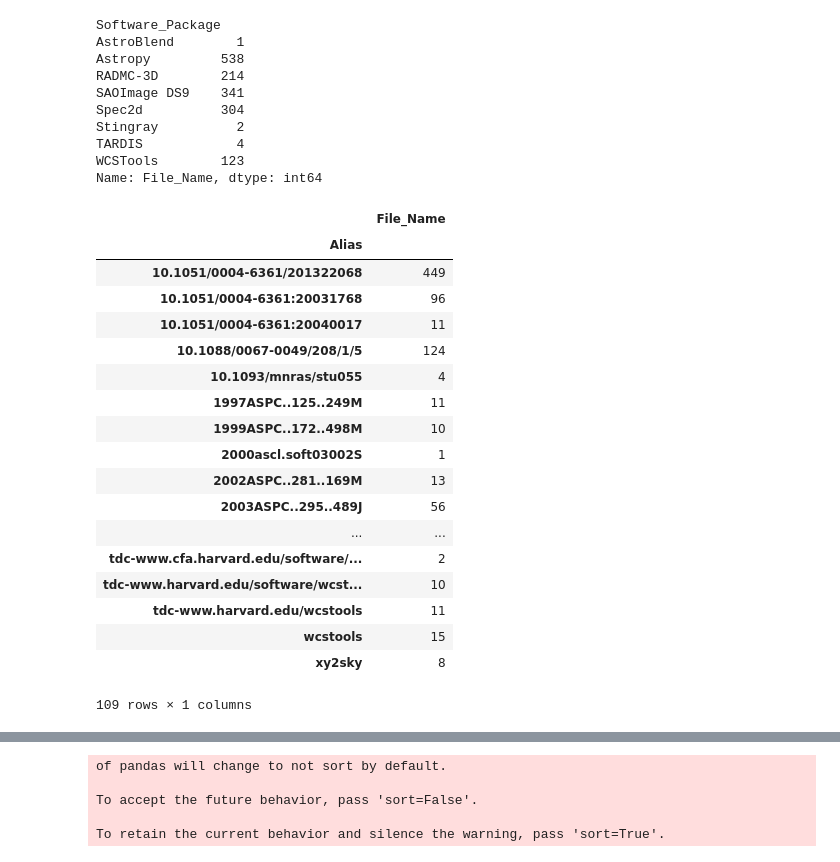
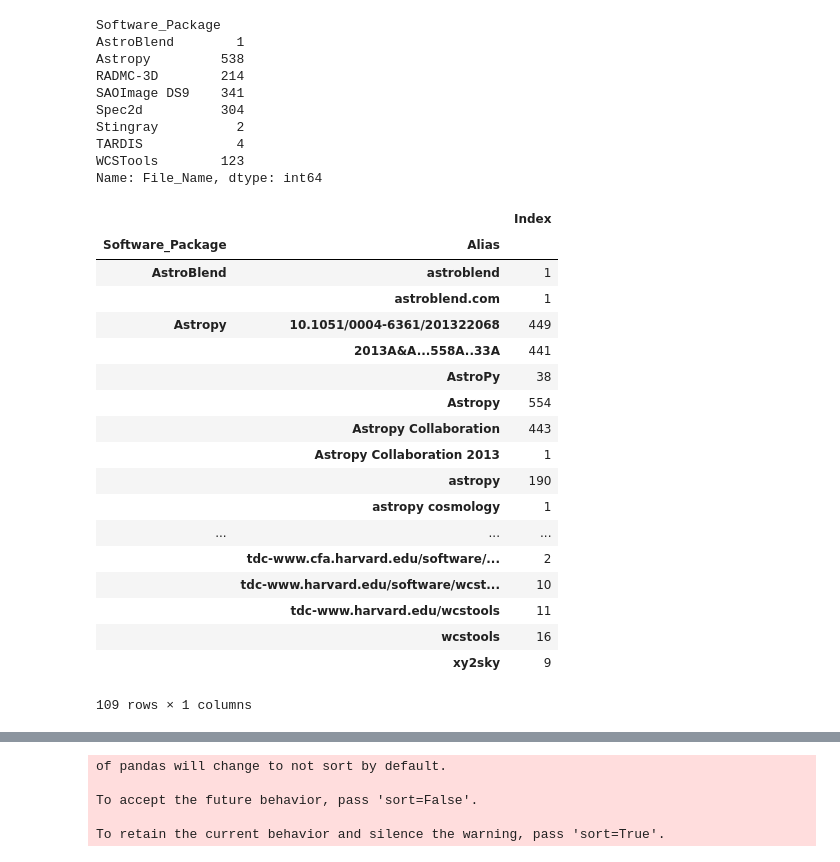
Before and after one commit to CfA-Library/Cite_Astro_Software, a Jupyter notebook: Citation_Study_2019/XML_SEARCH/XML_ANALYSIS/XML_ANALYSIS_061019/XML_FINAL_ANALYSIS_061019.ipynb, the cells around one changed output, grey strips where cells are left out. Cells and saved outputs as stored; diff of their text form; code cells hidden in the pictures.

```diff
--- a/Citation_Study_2019/XML_SEARCH/XML_ANALYSIS/XML_ANALYSIS_061019/XML_FINAL_ANALYSIS_061019.ipynb
+++ b/Citation_Study_2019/XML_SEARCH/XML_ANALYSIS/XML_ANALYSIS_061019/XML_FINAL_ANALYSIS_061019.ipynb
@@ -52,8 +53,9 @@ XML_results['Parent1_Content'] = XML_results['Parent1_Content'].astype('|S')
 XML_results['Parent2_Content'] = XML_results['Parent2_Content'].astype('|S')
 XML_results['Parent3_Content'] = XML_results['Parent3_Content'].astype('|S')
 
-XML_results['Parent1_Tag'] = XML_results['Identifier'].astype('|S')
-XML_results['Parent1_Tag'] = XML_results['Pub_Year'].astype('|S')
+XML_results['Identifier'] = XML_results['Identifier'].astype('|S')
+XML_results['Pub_Year'] = XML_results['Pub_Year'].astype('|S')
+XML_results['Alias'] = XML_results['Alias'].astype('|S')
 # %%
 # Create column for references
 
@@ -126,26 +128,26 @@ Name: File_Name, dtype: int64
 # %%
 # Total number of unique alias
 
-XML_unique_alias = pd.DataFrame(XML_results.groupby('Alias')['File_Name'].nunique())
+XML_unique_alias = pd.DataFrame(XML_results.groupby(['Software_Package','Alias'])['Index'].nunique())
 XML_unique_alias.to_csv("XML_unique_alias_061019.csv")
 XML_unique_alias
 # %% [output]
-|  | File_Name |
-| Alias |  |
-| 10.1051/0004-6361/201322068 | 449 |
-| 10.1051/0004-6361:20031768 | 96 |
-| 10.1051/0004-6361:20040017 | 11 |
-| 10.1088/0067-0049/208/1/5 | 124 |
-| 10.1093/mnras/stu055 | 4 |
-| 1997ASPC..125..249M | 11 |
-| 1999ASPC..172..498M | 10 |
-| 2000ascl.soft03002S | 1 |
-| 2002ASPC..281..169M | 13 |
-| 2003ASPC..295..489J | 56 |
-| ... | ... |
-| tdc-www.cfa.harvard.edu/software/... | 2 |
-| tdc-www.harvard.edu/software/wcst... | 10 |
-| tdc-www.harvard.edu/wcstools | 11 |
-| wcstools | 15 |
-| xy2sky | 8 |
+|  |  | Index |
+| Software_Package | Alias |  |
+| AstroBlend | astroblend | 1 |
+|  | astroblend.com | 1 |
+| Astropy | 10.1051/0004-6361/201322068 | 449 |
+|  | 2013A&A...558A..33A | 441 |
+|  | AstroPy | 38 |
+|  | Astropy | 554 |
+|  | Astropy Collaboration | 443 |
+|  | Astropy Collaboration 2013 | 1 |
+|  | astropy | 190 |
+|  | astropy cosmology | 1 |
+| ... | ... | ... |
+|  | tdc-www.cfa.harvard.edu/software/... | 2 |
+|  | tdc-www.harvard.edu/software/wcst... | 10 |
+|  | tdc-www.harvard.edu/wcstools | 11 |
+|  | wcstools | 16 |
+|  | xy2sky | 9 |
 109 rows × 1 columns
```
Also changed, not shown: parts of 11 cells of this notebook.
